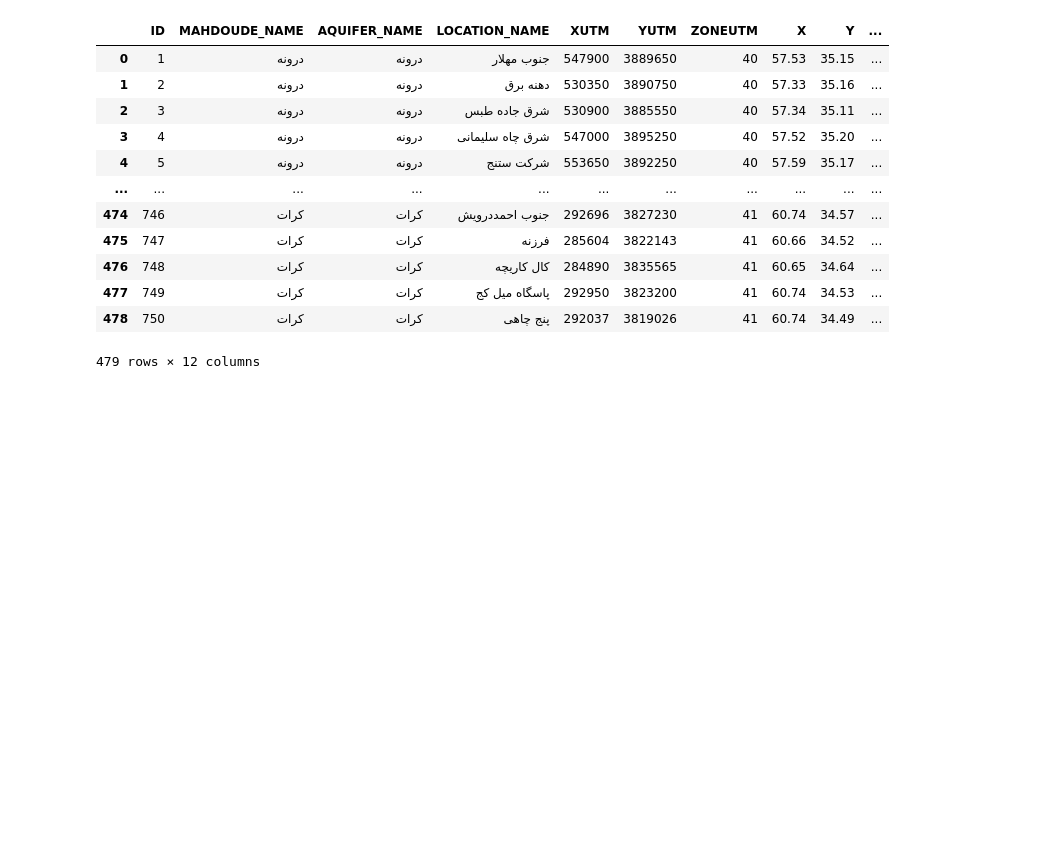
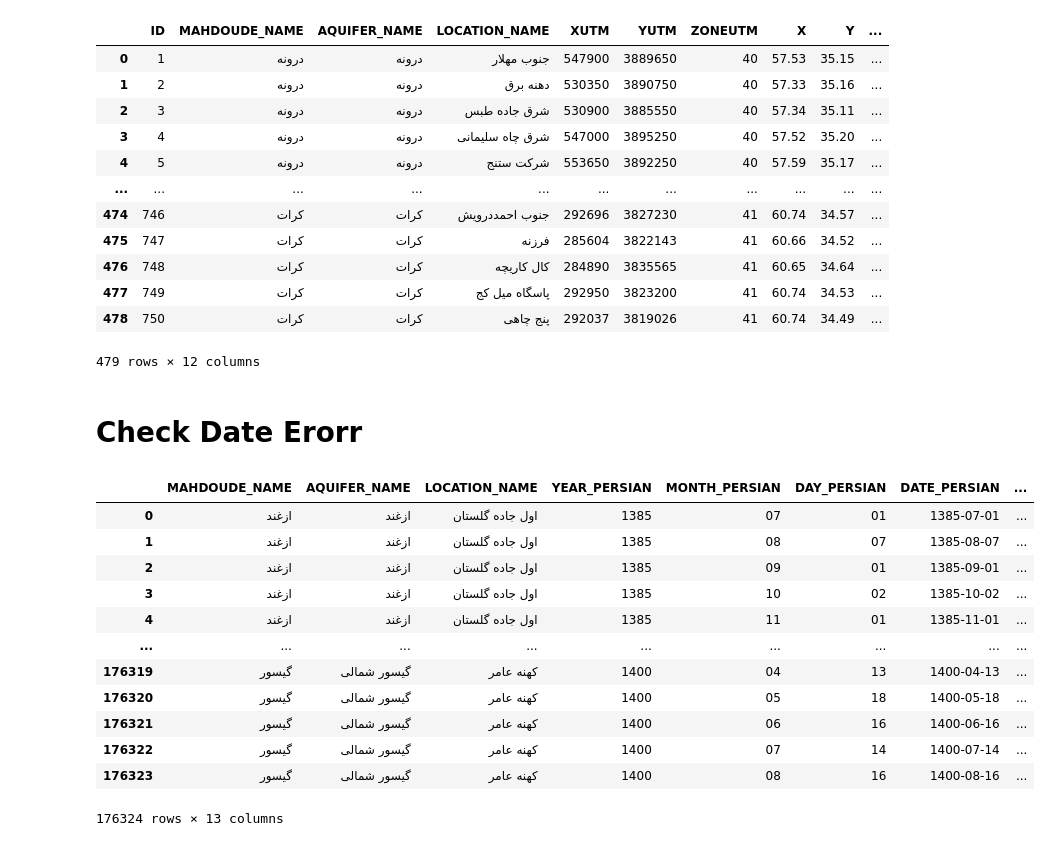
Before and after one commit to shirazipooya/KHRW-DASHBOARD, a Jupyter notebook: Explore/explore.ipynb, the cells around one changed output. Saved outputs shown, nothing was run; the diff lists cells and outputs as text; code cells hidden in the pictures; blank space fills up the shorter version.

Commit message:
Data Cleansing

```diff
--- a/Explore/explore.ipynb
+++ b/Explore/explore.ipynb
@@ -189,0 +206,37 @@ info.groupby(['MAHDOUDE_NAME', 'AQUIFER_NAME']).count().sort_values(by=['MAHDOUD
+# %% [markdown]
+# Check Date Erorr
+# %%
+import pandas as pd
+import numpy as np
+
+excel_data = pd.ExcelFile('Pooya/HydrographData_Final.xlsx')
+data = pd.read_excel(excel_data, sheet_name='Data')
+# %%
+import jalali as jalali
+
+data["YEAR_PERSIAN"] = data["YEAR_PERSIAN"].astype(str).str.zfill(4)
+data["MONTH_PERSIAN"] = data["MONTH_PERSIAN"].astype(str).str.zfill(2)
+data["DAY_PERSIAN"] = data["DAY_PERSIAN"].astype(str).str.zfill(2)
+
+data['DATE_PERSIAN'] = data["YEAR_PERSIAN"] + "-" + data["MONTH_PERSIAN"] + "-" + data["DAY_PERSIAN"]
+
+data['DATE_GREGORIAN'] = data.apply(
+    lambda x: jalali.Persian(x["DATE_PERSIAN"]).gregorian_string(),
+    axis=1
+)
+# %%
+data
+# %% [output]
+|  | MAHDOUDE_NAME | AQUIFER_NAME | LOCATION_NAME | YEAR_PERSIAN | MONTH_PERSIAN | DAY_PERSIAN | DATE_PERSIAN | ... |
+| 0 | ازغند | ازغند | اول جاده گلستان | 1385 | 07 | 01 | 1385-07-01 | ... |
+| 1 | ازغند | ازغند | اول جاده گلستان | 1385 | 08 | 07 | 1385-08-07 | ... |
+| 2 | ازغند | ازغند | اول جاده گلستان | 1385 | 09 | 01 | 1385-09-01 | ... |
+| 3 | ازغند | ازغند | اول جاده گلستان | 1385 | 10 | 02 | 1385-10-02 | ... |
+| 4 | ازغند | ازغند | اول جاده گلستان | 1385 | 11 | 01 | 1385-11-01 | ... |
+| ... | ... | ... | ... | ... | ... | ... | ... | ... |
+| 176319 | گیسور | گیسور شمالی | کهنه عامر | 1400 | 04 | 13 | 1400-04-13 | ... |
+| 176320 | گیسور | گیسور شمالی | کهنه عامر | 1400 | 05 | 18 | 1400-05-18 | ... |
+| 176321 | گیسور | گیسور شمالی | کهنه عامر | 1400 | 06 | 16 | 1400-06-16 | ... |
+| 176322 | گیسور | گیسور شمالی | کهنه عامر | 1400 | 07 | 14 | 1400-07-14 | ... |
+| 176323 | گیسور | گیسور شمالی | کهنه عامر | 1400 | 08 | 16 | 1400-08-16 | ... |
+176324 rows × 13 columns
```
Also changed, not shown: parts of 1 cell of this notebook, 12 other files.
